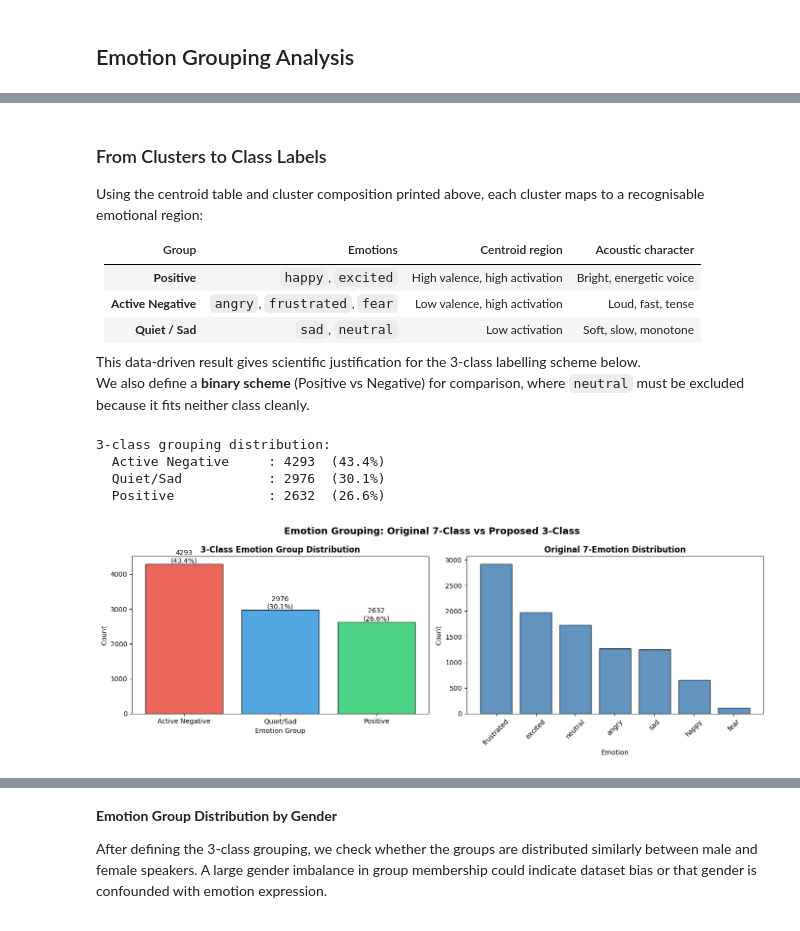
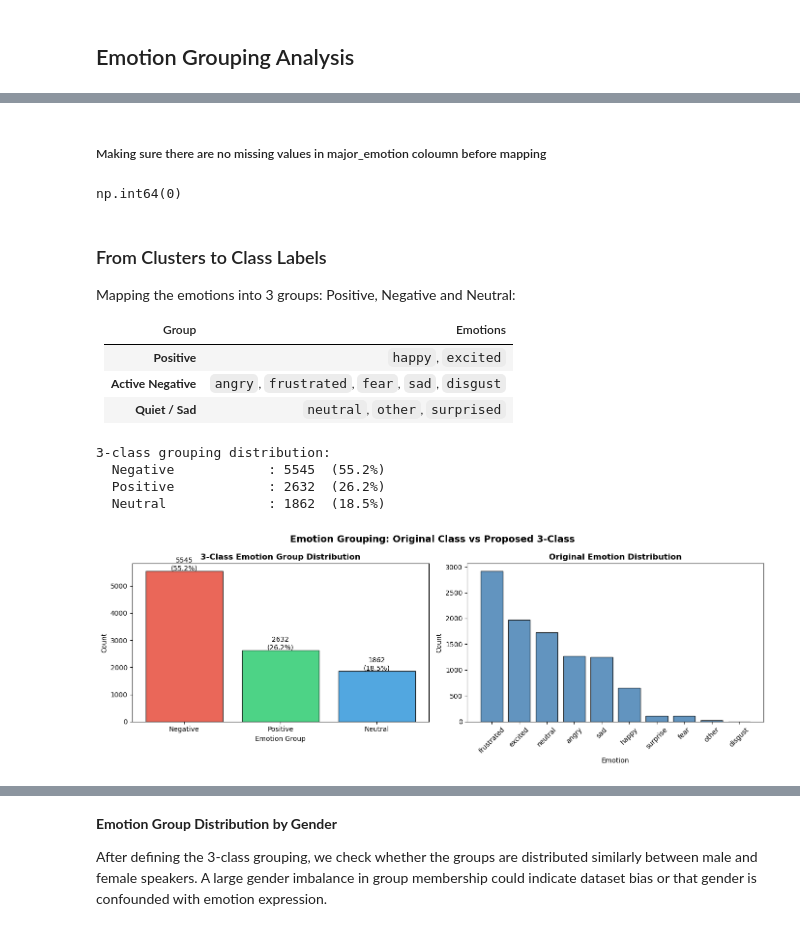
Before and after one commit to almahova/iemocap-proj, a Jupyter notebook: notebooks/iemocap-analysis.ipynb, the cells around one changed output, grey strips where cells are left out. Saved outputs shown, nothing was run; the diff lists cells and outputs as text; code cells hidden in the pictures.

```diff
--- a/notebooks/iemocap-analysis.ipynb
+++ b/notebooks/iemocap-analysis.ipynb
@@ -140,9 +140,11 @@ df_eda['gender'].unique()
 ['Female', 'Male']
 Length: 2, dtype: str
 # %%
-gender_mapping = {
-    'Female': 0, 'Male': 1
-}
+# Unnecessary at this stage ##
 
-df_eda['gender'] = df_eda['gender'].map(gender_mapping)
+# gender_mapping = {
+#     'Female': 0, 'Male': 1
+# }
+
+# df_eda['gender'] = df_eda['gender'].map(gender_mapping)
 # %%
@@ -657,62 +538,68 @@ plt.show()
+# %% [markdown]
+##### Making sure there are no missing values in major_emotion coloumn before mapping
+# %%
+df_eda["major_emotion"].isnull().sum()
+# %% [output]
+np.int64(0)
 # %% [markdown]
 ### From Clusters to Class Labels
 
-Using the centroid table and cluster composition printed above, each cluster maps to a recognisable emotional region:
+Mapping the emotions into 3 groups: Positive, Negative and Neutral:
 
-| Group | Emotions | Centroid region | Acoustic character |
-|-------|----------|-----------------|--------------------|
-| **Positive** | `happy`, `excited` | High valence, high activation | Bright, energetic voice |
-| **Active Negative** | `angry`, `frustrated`, `fear` | Low valence, high activation | Loud, fast, tense |
-| **Quiet / Sad** | `sad`, `neutral` | Low activation | Soft, slow, monotone |
-
-This data-driven result gives scientific justification for the 3-class labelling scheme below.
-We also define a **binary scheme** (Positive vs Negative) for comparison, where `neutral` must be excluded because it fits neither class cleanly.
+| Group | Emotions |
+|-------|----------|
+| **Positive** | `happy`, `excited` |
+| **Active Negative** | `angry`, `frustrated`, `fear`, `sad`, `disgust`|
+| **Quiet / Sad** | `neutral`, `other`, `surprised` | Low activation |
 # %%
 emotion_group_map = {
     'happy':      'Positive',
     'excited':    'Positive',
-    'angry':      'Active Negative',
-    'frustrated': 'Active Negative',
-    'fear':       'Active Negative',
-    'sad':        'Quiet/Sad',
-    'neutral':    'Quiet/Sad',
+    'angry':      'Negative',
+    'frustrated': 'Negative',
+    'fear':       'Negative',
+    'sad':        'Negative',
+    'disgust':    'Negative',
+    'other':      'Neutral',
+    'neutral':    'Neutral',
+    'surprise':  'Neutral',
 }
-df_7['emotion_group'] = df_7['major_emotion'].map(emotion_group_map)
+df_eda['emotion_group'] = df_eda['major_emotion'].map(emotion_group_map)
 
 print("3-class grouping distribution:")
-group_counts_print = df_7['emotion_group'].value_counts()
+group_counts_print = df_eda['emotion_group'].value_counts()
 for grp, cnt in group_counts_print.items():
-    print(f"  {grp:20s}: {cnt:4d}  ({cnt/len(df_7)*100:.1f}%)")
+    print(f"  {grp:20s}: {cnt:4d}  ({cnt/len(df_eda)*100:.1f}%)")
 
 fig, axes = plt.subplots(1, 2, figsize=(14, 5))
 
-group_counts = df_7['emotion_group'].value_counts()
-colors_3 = {'Positive': '#2ecc71', 'Active Negative': '#e74c3c', 'Quiet/Sad': '#3498db'}
+group_counts = df_eda['emotion_group'].value_counts()
+colors_3 = {'Positive': '#2ecc71', 'Negative': '#e74c3c', 'Neutral': '#3498db'}
 bar_colors = [colors_3[g] for g in group_counts.index]
 bars = axes[0].bar(group_counts.index, group_counts.values,
                    color=bar_colors, edgecolor='black', alpha=0.85)
 axes[0].set_title('3-Class Emotion Group Distribution', fontsize=12, weight='bold')
 axes[0].set_xlabel('Emotion Group')
 axes[0].set_ylabel('Count')
 for bar, (label, val) in zip(bars, group_counts.items()):
     axes[0].text(bar.get_x() + bar.get_width() / 2, val + 30,
-                 f'{val}\n({val / len(df_7) * 100:.1f}%)',
+                 f'{val}\n({val / len(df_eda) * 100:.1f}%)',
                  ha='center', fontsize=10)
 
-orig_counts = df_7['major_emotion'].value_counts()
+orig_counts = df_eda['major_emotion'].value_counts()
 axes[1].bar(orig_counts.index, orig_counts.values,
             color='steelblue', edgecolor='black', alpha=0.85)
-axes[1].set_title('Original 7-Emotion Distribution', fontsize=12, weight='bold')
+axes[1].set_title('Original Emotion Distribution', fontsize=12, weight='bold')
 axes[1].set_xlabel('Emotion')
 axes[1].set_ylabel('Count')
 axes[1].tick_params(axis='x', rotation=45)
 
-fig.suptitle('Emotion Grouping: Original 7-Class vs Proposed 3-Class', fontsize=14, weight='bold')
+fig.suptitle('Emotion Grouping: Original Class vs Proposed 3-Class', fontsize=14, weight='bold')
 plt.tight_layout()
 plt.show()
 # %% [output]
 3-class grouping distribution:
-  Active Negative     : 4293  (43.4%)
-  Quiet/Sad           : 2976  (30.1%)
-  Positive            : 2632  (26.6%)
+  Negative            : 5545  (55.2%)
+  Positive            : 2632  (26.2%)
+  Neutral             : 1862  (18.5%)
-[figure, old version]
+[figure, new version]
```
Also changed, not shown: parts of 34 cells of this notebook, 2 other files.
